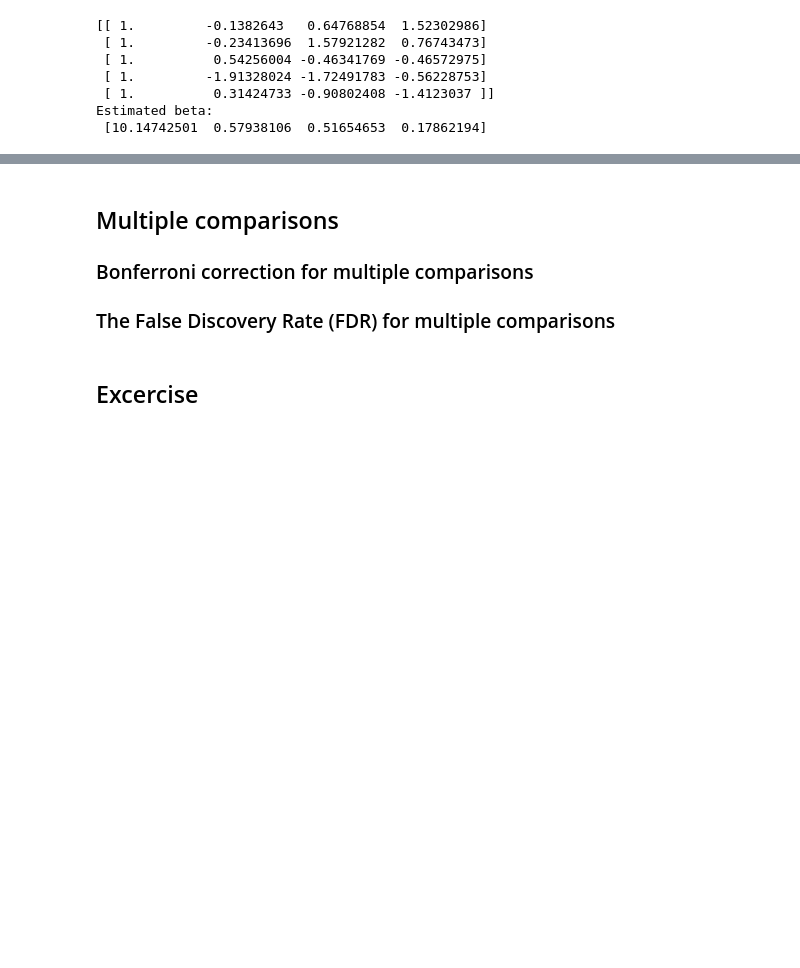
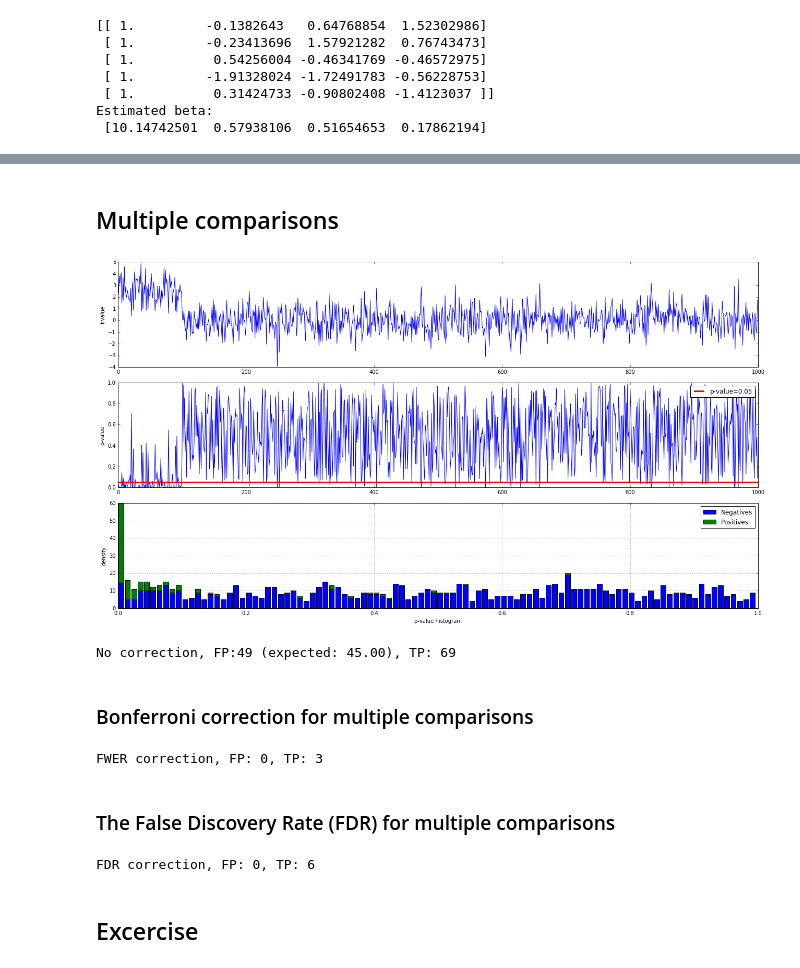
Before and after one commit to des137/Foundations, a Jupyter notebook: chapter06.ipynb, the cells around one changed output, grey strips where cells are left out. Drawn from its saved outputs; the diff is of its cells as text; code cells hidden in the pictures; blank space fills up the shorter version.

```diff
--- a/chapter06.ipynb
+++ b/chapter06.ipynb
@@ -392,6 +554,66 @@ Estimated beta:
+# %% [markdown]
+## Multiple comparisons
+# %%
+n_samples  = 100
+n_features = 1000
+n_info     = int(n_features/10) # number of features with information
+n1, n2     = int(n_samples/2), n_samples - int(n_samples/2)
+snr        = .5
+
+Y = np.random.randn(n_samples, n_features)
+grp = np.array(["g1"] * n1 + ["g2"] * n2)
+
+Y[grp=="g1", :n_info] += snr
+
+tvals, pvals = np.full(n_features, np.NAN), np.full(n_features, np.NAN)
+for j in range(n_features):
+    tvals[j], pvals[j] = stats.ttest_ind(Y[grp=="g1", j], Y[grp=="g2", j], equal_var=True)
+
+fig, axis = plt.subplots(3, 1)
+fig.set_size_inches(18, 10)
+plt.grid()
+axis[0].plot(range(n_features), tvals)
+axis[0].set_ylabel("t-value")
+axis[1].plot(range(n_features), pvals)
+axis[1].axhline(y=0.05, color='red', linewidth=3, label="p-value=0.05")
+
+axis[1].set_ylabel("p-value")
+axis[1].legend()
+axis[2].hist([pvals[n_info:], pvals[:n_info]],
+
+stacked=True, bins=100, label=["Negatives", "Positives"])
+axis[2].set_xlabel("p-value histogram")
+axis[2].set_ylabel("density")
+axis[2].legend()
+
+plt.tight_layout()
+# %% [output]
+[figure, added]
+# %%
+P, N = n_info, n_features- n_info
+TP = np.sum(pvals[:n_info] < 0.05)
+FP = np.sum(pvals[n_info:] < 0.05)
+print("No correction, FP:%i (expected: %.2f), TP: %i" % (FP, N * 0.05, TP))
+# %% [output]
+No correction, FP:49 (expected: 45.00), TP: 69
+# %% [markdown]
+### Bonferroni correction for multiple comparisons
+# %%
+import statsmodels.sandbox.stats.multicomp as multicomp
+_, pvals_fwer, _, _ = multicomp.multipletests(pvals, alpha=0.05, method='bonferroni')
+TP = np.sum(pvals_fwer[:n_info ] < 0.05)
+FP = np.sum(pvals_fwer[n_info: ] < 0.05)
+print("FWER correction, FP: %i, TP: %i" % (FP, TP))
+# %% [output]
+FWER correction, FP: 0, TP: 3
 # %% [markdown]
-## Multiple comparisons
-### Bonferroni correction for multiple comparisons
 ### The False Discovery Rate (FDR) for multiple comparisons
+# %%
+_, pvals_fdr, _, _ = multicomp.multipletests(pvals, alpha=0.05, method='fdr_bh')
+TP = np.sum(pvals_fdr[:n_info ] < 0.05)
+FP = np.sum(pvals_fdr[n_info: ] < 0.05)
+print("FDR correction, FP: %i, TP: %i" % (FP, TP))
+# %% [output]
+FDR correction, FP: 0, TP: 6
 # %% [markdown]
 ## Excercise
```
Also changed, not shown: parts of 18 cells of this notebook.
